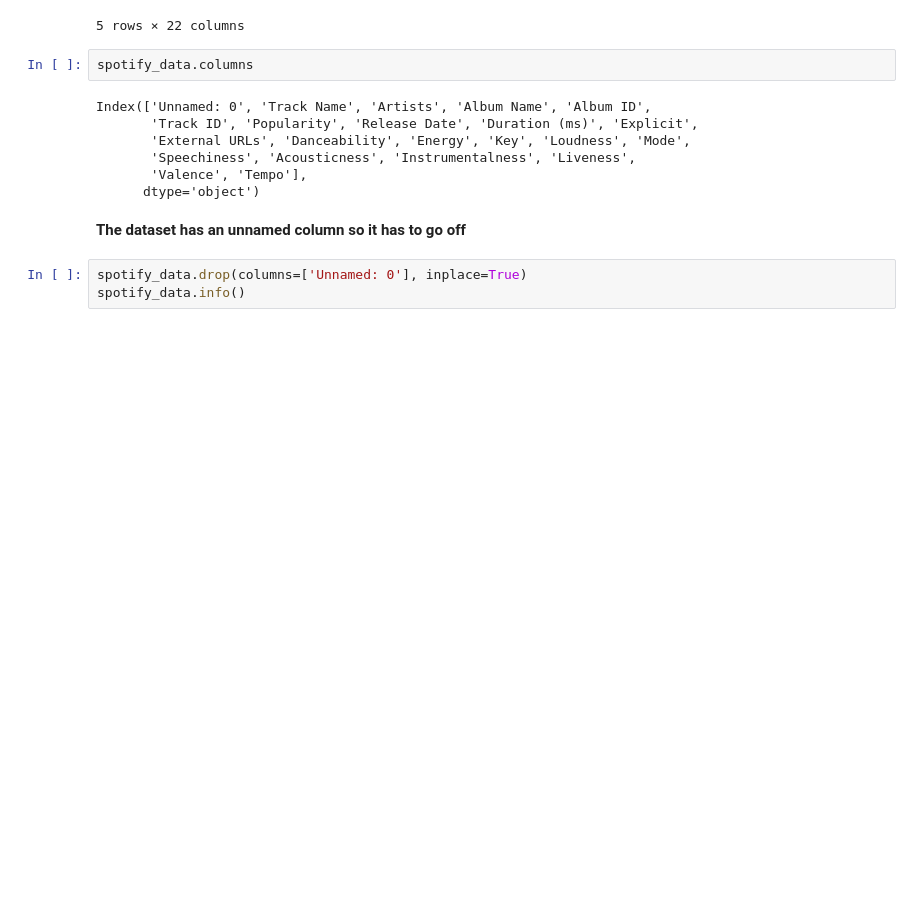
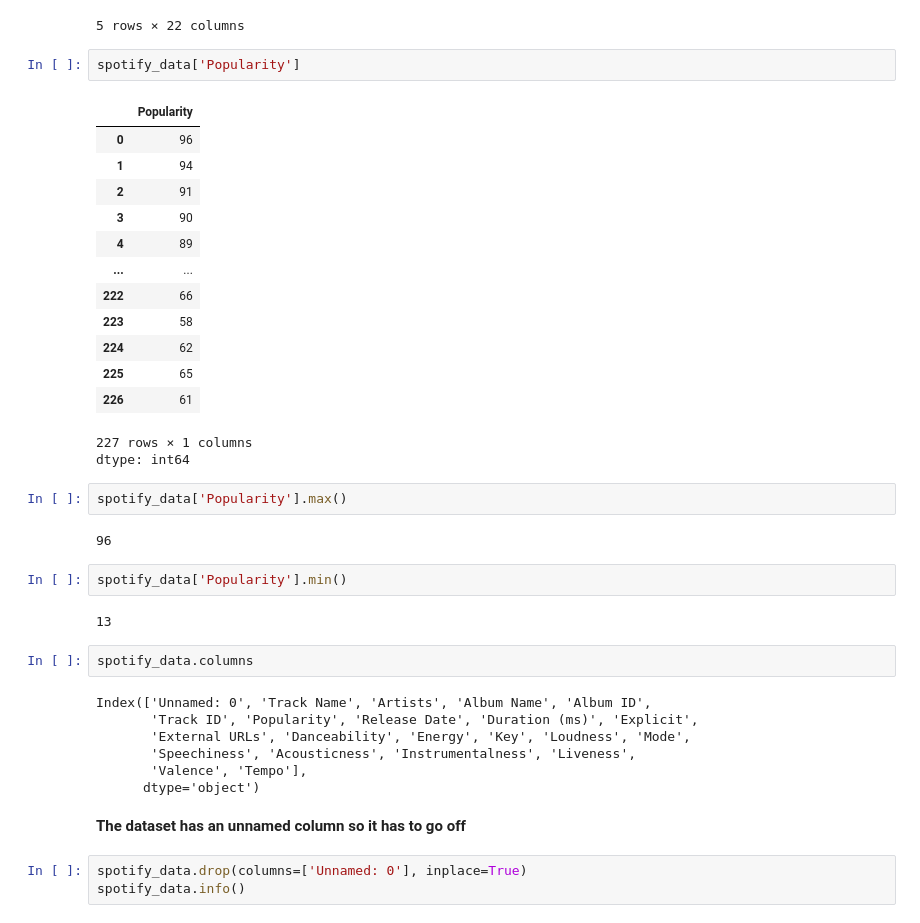
Before and after one commit to EBNyame/Music-Popularity-Prediction, a Jupyter notebook: Music_Popularity_Prediction.ipynb, the cells around one changed output. Saved outputs shown, nothing was run; the diff lists cells and outputs as text; blank space fills up the shorter version.

```diff
--- a/Music_Popularity_Prediction.ipynb
+++ b/Music_Popularity_Prediction.ipynb
@@ -15,6 +15,31 @@ spotify_data.head()
 | 3 | 3 | I Don't Wanna Wait | David Guetta, OneRepublic | I Don't Wanna Wait | 0wCLHkBRKcndhMQQpeo8Ji | 331l3xABO0HMr1Kkyh2LZq | 90 | 2024-04-05 | ... |
 | 4 | 4 | Pedro | Jaxomy, Agatino Romero, Raffaella... | Pedro | 5y6RXjI5VPR0RyInghTbf1 | 48lxT5qJF0yYyf2z4wB4xW | 89 | 2024-03-29 | ... |
 5 rows × 22 columns
+# %%
+spotify_data['Popularity']
+# %% [output]
+|  | Popularity |
+| 0 | 96 |
+| 1 | 94 |
+| 2 | 91 |
+| 3 | 90 |
+| 4 | 89 |
+| ... | ... |
+| 222 | 66 |
+| 223 | 58 |
+| 224 | 62 |
+| 225 | 65 |
+| 226 | 61 |
+227 rows × 1 columns
+dtype: int64
+# %%
+spotify_data['Popularity'].max()
+# %% [output]
+96
+# %%
+spotify_data['Popularity'].min()
+# %% [output]
+13
 # %%
 spotify_data.columns
 # %% [output]
```
Also changed, not shown: parts of 3 cells of this notebook.
